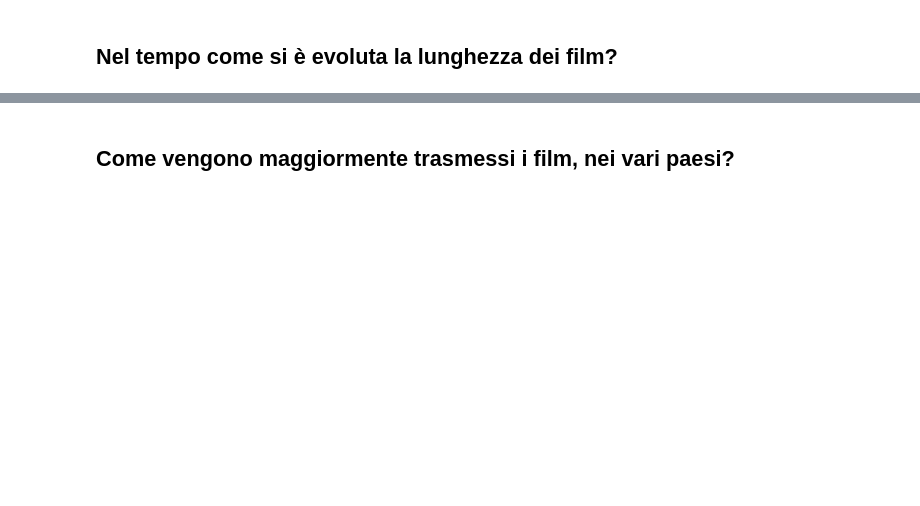
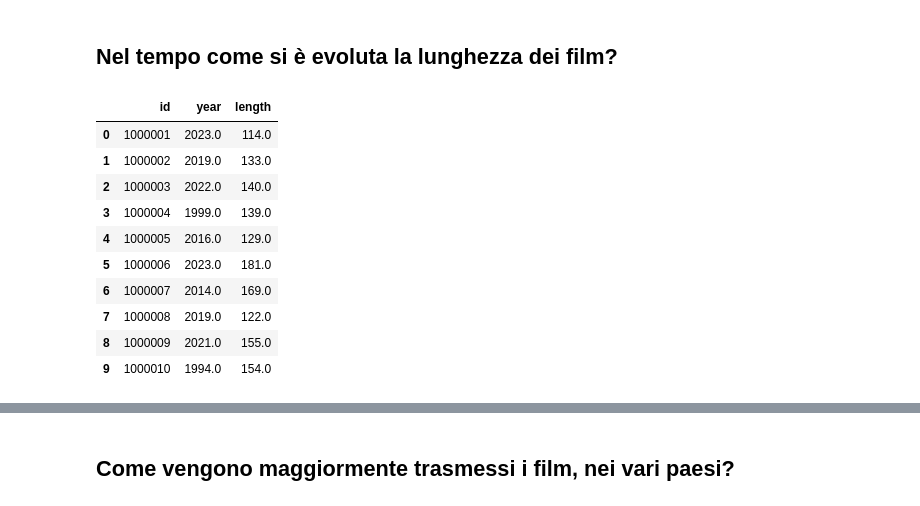
Before and after one commit to RasoFederico/ProgettoIUM-TWEB, a Jupyter notebook: Progetto_IUM/ProgettoIUM.ipynb, the cells around one changed output, grey strips where cells are left out. Cells and saved outputs as stored; diff of their text form; code cells hidden in the pictures; blank space fills up the shorter version.

```diff
--- a/Progetto_IUM/ProgettoIUM.ipynb
+++ b/Progetto_IUM/ProgettoIUM.ipynb
@@ -25,12 +29,16 @@ studios_df = pd.read_csv(data_directory+'studios.csv')
 oscar_df = pd.read_csv(data_directory+'the_oscar_awards.csv')
 
 world = gpd.read_file(data_directory+'/countries/ne_110m_admin_0_countries.shp')
+# %%
+movies_df = pd.read_csv(data_directory+'movies.csv')
 # %% [markdown]
 ## Analizzo e pulisco i dati
 # %% [markdown]
 Movies_df
 # %%
 movies_df.dtypes
+movies_int_df=movies_df.copy()
+movies_int_df.dtypes
 # %% [output]
 id               int64
 name            object
@@ -197,2 +286,20 @@ plt.show()
 # %% [markdown]
 ## Nel tempo come si è evoluta la lunghezza dei film?
+# %%
+time_df =movies_int_df[['id', 'date', 'minute']].copy()
+new_names = {'date':'year','minute': 'length'}
+time_df=time_df.rename(columns=new_names)
+time_df.dropna(axis=0,inplace=True)
+time_df.head(10)
+# %% [output]
+|  | id | year | length |
+| 0 | 1000001 | 2023.0 | 114.0 |
+| 1 | 1000002 | 2019.0 | 133.0 |
+| 2 | 1000003 | 2022.0 | 140.0 |
+| 3 | 1000004 | 1999.0 | 139.0 |
+| 4 | 1000005 | 2016.0 | 129.0 |
+| 5 | 1000006 | 2023.0 | 181.0 |
+| 6 | 1000007 | 2014.0 | 169.0 |
+| 7 | 1000008 | 2019.0 | 122.0 |
+| 8 | 1000009 | 2021.0 | 155.0 |
+| 9 | 1000010 | 1994.0 | 154.0 |
```
Also changed, not shown: parts of 20 cells of this notebook.
